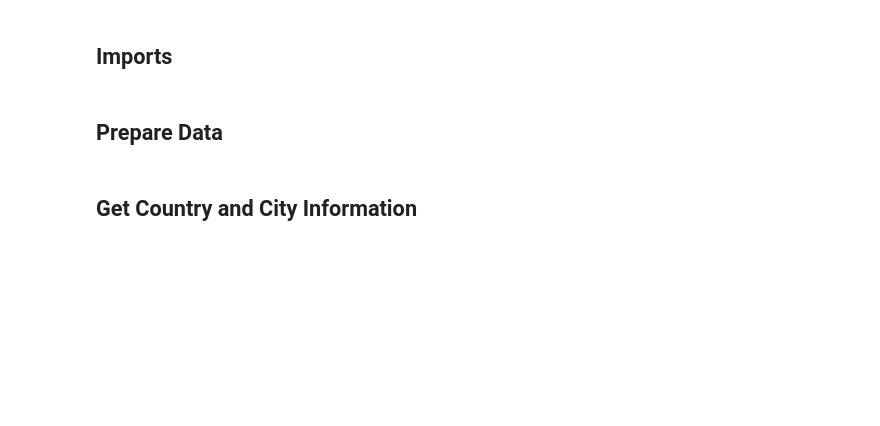
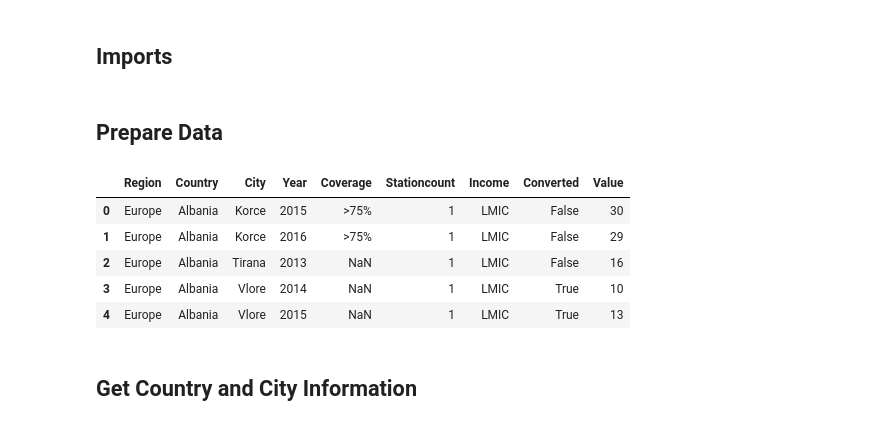
Before and after one commit to Florian-Krax/PZD_WHO_Project, a Jupyter notebook: WHO_Project.ipynb, the cells around one changed output. Cells and saved outputs as stored; diff of their text form; code cells hidden in the pictures; blank space fills up the shorter version.

```diff
--- a/WHO_Project.ipynb
+++ b/WHO_Project.ipynb
@@ -101,7 +104,14 @@ if len(path) > 0:
     pm25data['Value'] = [CalculateValues(value) for value in pm25data['Annual mean, ug/m3.1']]
     pm25data = pm25data.drop(['note on converted PM2.5', 'Annual mean, ug/m3.1'], axis = 1)
 # %%
-pm10data.head()
+pm25data.head()
+# %% [output]
+|  | Region | Country | City | Year | Coverage | Stationcount | Income | Converted | Value |
+| 0 | Europe | Albania | Korce | 2015 | >75% | 1 | LMIC | False | 30 |
+| 1 | Europe | Albania | Korce | 2016 | >75% | 1 | LMIC | False | 29 |
+| 2 | Europe | Albania | Tirana | 2013 | NaN | 1 | LMIC | False | 16 |
+| 3 | Europe | Albania | Vlore | 2014 | NaN | 1 | LMIC | True | 10 |
+| 4 | Europe | Albania | Vlore | 2015 | NaN | 1 | LMIC | True | 13 |
 # %% [markdown]
 ## Get Country and City Information
 # %%
```
Also changed, not shown: parts of 14 cells of this notebook.
